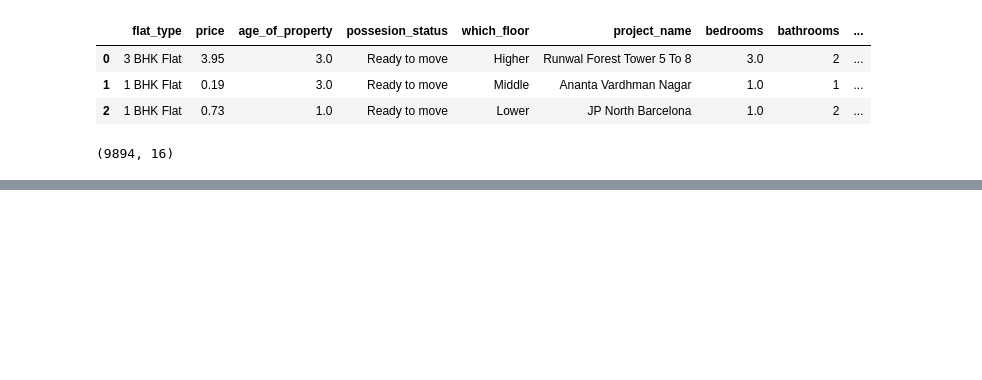
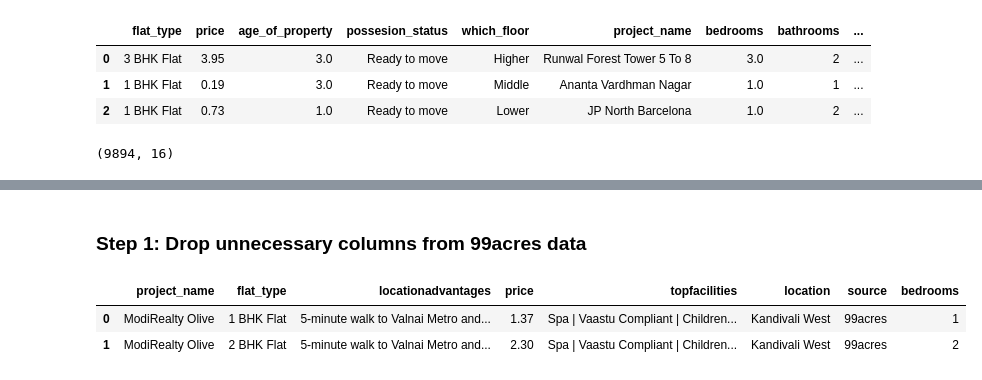
Before and after one commit to ShlokBagwe/Realytics-End-to-End-Real-Estate-Intelligence-Platform, a Jupyter notebook: Pre-Processing/Real_Estate_Data_Merge.ipynb, the cells around one changed output, grey strips where cells are left out. Saved outputs shown, nothing was run; the diff lists cells and outputs as text; code cells hidden in the pictures; blank space fills up the shorter version.

```diff
--- a/Pre-Processing/Real_Estate_Data_Merge.ipynb
+++ b/Pre-Processing/Real_Estate_Data_Merge.ipynb
@@ -429,0 +539,11 @@ df2.shape
+# %% [markdown]
+### Step 1: Drop unnecessary columns from 99acres data
+# %%
+new_df.drop(columns=['link'], inplace=True, errors='ignore')
+# Map propertysubname to flat_type so it merges correctly with df2
+new_df.rename(columns={'pricedetails': 'price', 'propertysubname': 'flat_type'}, inplace=True)
+display(new_df.head(2))
+# %% [output]
+|  | project_name | flat_type | locationadvantages | price | topfacilities | location | source | bedrooms |
+| 0 | ModiRealty Olive | 1 BHK Flat | 5-minute walk to Valnai Metro and... | 1.37 | Spa | Vaastu Compliant | Children... | Kandivali West | 99acres | 1 |
+| 1 | ModiRealty Olive | 2 BHK Flat | 5-minute walk to Valnai Metro and... | 2.30 | Spa | Vaastu Compliant | Children... | Kandivali West | 99acres | 2 |
```
Also changed, not shown: parts of 37 cells of this notebook.
